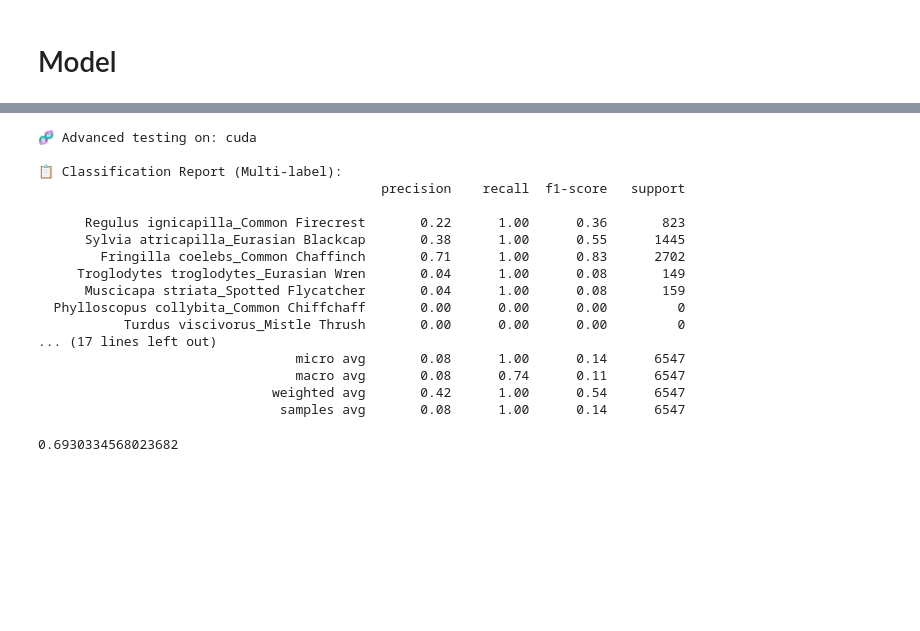
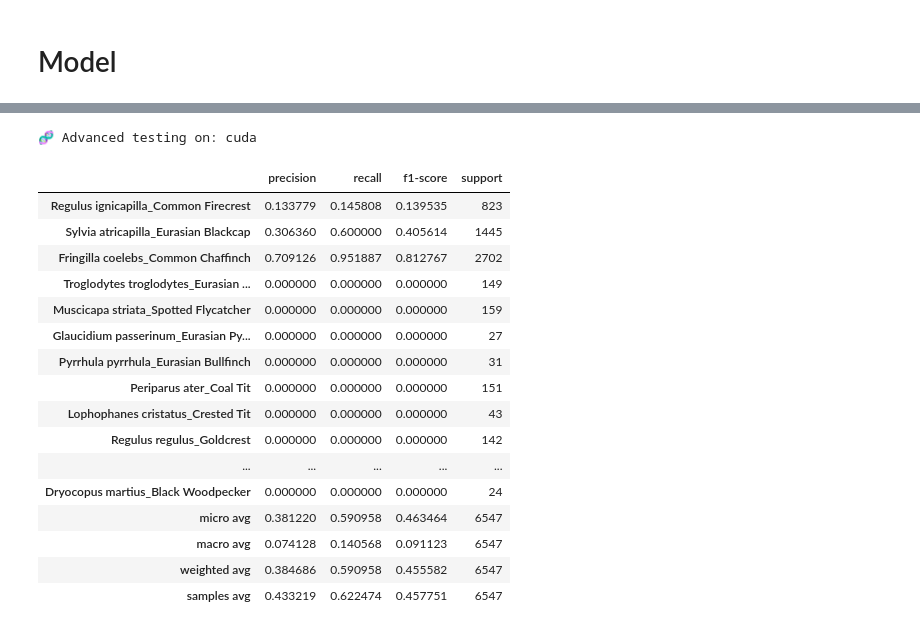
Before and after one commit to giacomoschiavo/finetuning-BirdNET, a Jupyter notebook: 5_new_model_testing.ipynb, the cells around one changed output, grey strips where cells are left out. Drawn from its saved outputs; the diff is of its cells as text; code cells hidden in the pictures; blank space fills up the shorter version.

```diff
--- a/5_new_model_testing.ipynb
+++ b/5_new_model_testing.ipynb
@@ -258,8 +333,7 @@ def test_model(model, dataset_config, batch_size=100, threshold=0.5):
     all_labels = torch.cat(all_labels).numpy()
 
     # 👇 Report
-    print("\n📋 Classification Report (Multi-label):")
-    print(classification_report(all_labels, all_preds, target_names=dataset_config["mappings"], zero_division=0))
+    clf_report = classification_report(all_labels, all_preds, target_names=dataset_config["mappings"], zero_division=0, output_dict=True)
 
     # 🎯 ROC AUC (solo se c'è più di una classe positiva per classe)
     # try:
@@ -275,25 +349,32 @@ def test_model(model, dataset_config, batch_size=100, threshold=0.5):
     #     print(f"\n🔍 Classe: {label}")
     #     print(f"  TP: {tp}, FP: {fp}, FN: {fn}, TN: {tn}")
 
-    return avg_loss
+    return avg_loss, clf_report, all_probs, all_labels, all_preds
-# %%
-test_model(model, dataset_config)
-# %% [output]
-🧬 Advanced testing on: cuda
-
-📋 Classification Report (Multi-label):
-                                            precision    recall  f1-score   support
-
-      Regulus ignicapilla_Common Firecrest       0.22      1.00      0.36       823
-      Sylvia atricapilla_Eurasian Blackcap       0.38      1.00      0.55      1445
-        Fringilla coelebs_Common Chaffinch       0.71      1.00      0.83      2702
-     Troglodytes troglodytes_Eurasian Wren       0.04      1.00      0.08       149
-      Muscicapa striata_Spotted Flycatcher       0.04      1.00      0.08       159
-  Phylloscopus collybita_Common Chiffchaff       0.00      0.00      0.00         0
-           Turdus viscivorus_Mistle Thrush       0.00      0.00      0.00         0
-... (17 lines left out)
-                                 micro avg       0.08      1.00      0.14      6547
-                                 macro avg       0.08      0.74      0.11      6547
-                              weighted avg       0.42      1.00      0.54      6547
-                               samples avg       0.08      1.00      0.14      6547
-0.6930334568023682
+# %%
+avg_loss, clf_report, all_probs, all_labels, all_preds = test_model(model, dataset_config, threshold=0.2)
+# %% [output]
+🧬 Advanced testing on: cuda
+# %%
+from io import StringIO
+import pandas as pd
+
+clf_report_df = pd.read_json(StringIO(json.dumps(clf_report)), orient='index')
+clf_report_df
+# %% [output]
+|  | precision | recall | f1-score | support |
+| Regulus ignicapilla_Common Firecrest | 0.133779 | 0.145808 | 0.139535 | 823 |
+| Sylvia atricapilla_Eurasian Blackcap | 0.306360 | 0.600000 | 0.405614 | 1445 |
+| Fringilla coelebs_Common Chaffinch | 0.709126 | 0.951887 | 0.812767 | 2702 |
+| Troglodytes troglodytes_Eurasian ... | 0.000000 | 0.000000 | 0.000000 | 149 |
+| Muscicapa striata_Spotted Flycatcher | 0.000000 | 0.000000 | 0.000000 | 159 |
+| Glaucidium passerinum_Eurasian Py... | 0.000000 | 0.000000 | 0.000000 | 27 |
+| Pyrrhula pyrrhula_Eurasian Bullfinch | 0.000000 | 0.000000 | 0.000000 | 31 |
+| Periparus ater_Coal Tit | 0.000000 | 0.000000 | 0.000000 | 151 |
+| Lophophanes cristatus_Crested Tit | 0.000000 | 0.000000 | 0.000000 | 43 |
+| Regulus regulus_Goldcrest | 0.000000 | 0.000000 | 0.000000 | 142 |
+| ... | ... | ... | ... | ... |
+| Dryocopus martius_Black Woodpecker | 0.000000 | 0.000000 | 0.000000 | 24 |
+| micro avg | 0.381220 | 0.590958 | 0.463464 | 6547 |
+| macro avg | 0.074128 | 0.140568 | 0.091123 | 6547 |
+| weighted avg | 0.384686 | 0.590958 | 0.455582 | 6547 |
+| samples avg | 0.433219 | 0.622474 | 0.457751 | 6547 |
```
Also changed, not shown: parts of 12 cells of this notebook, 11 other files.
